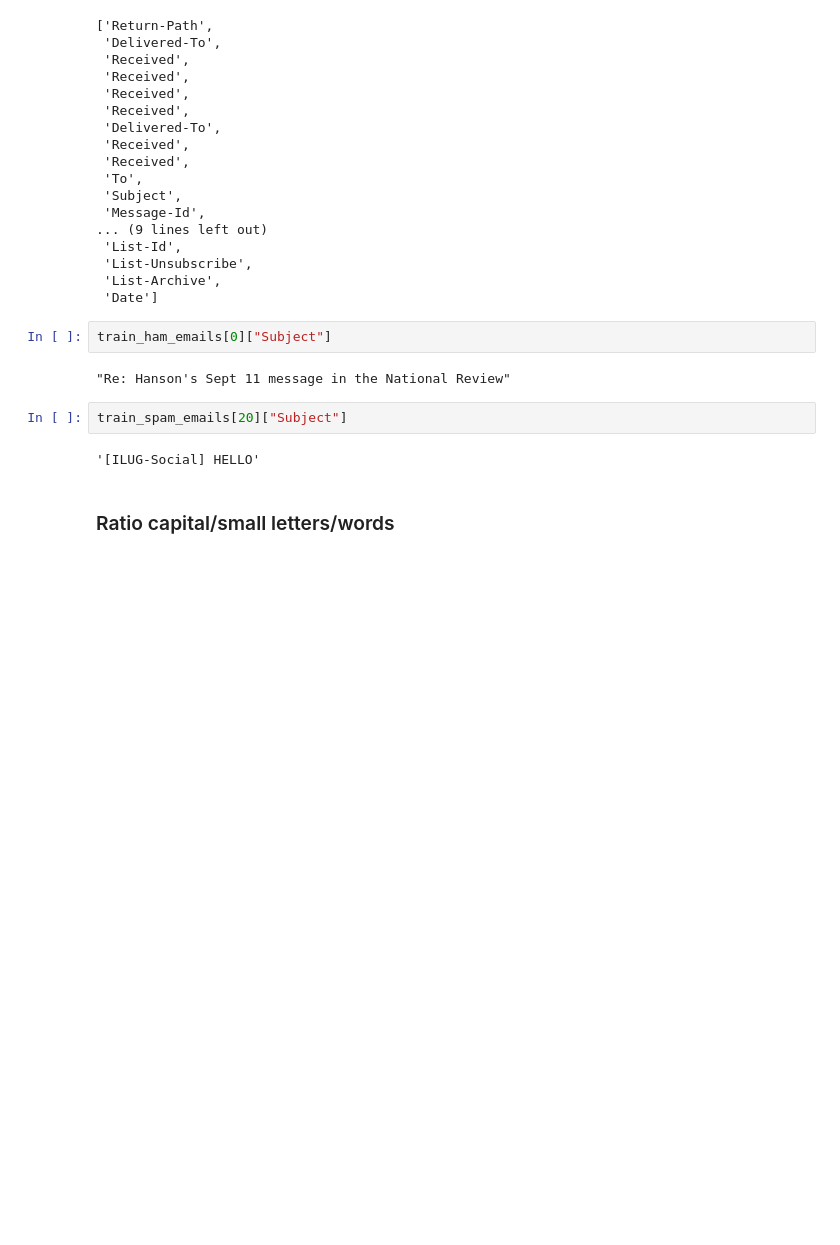
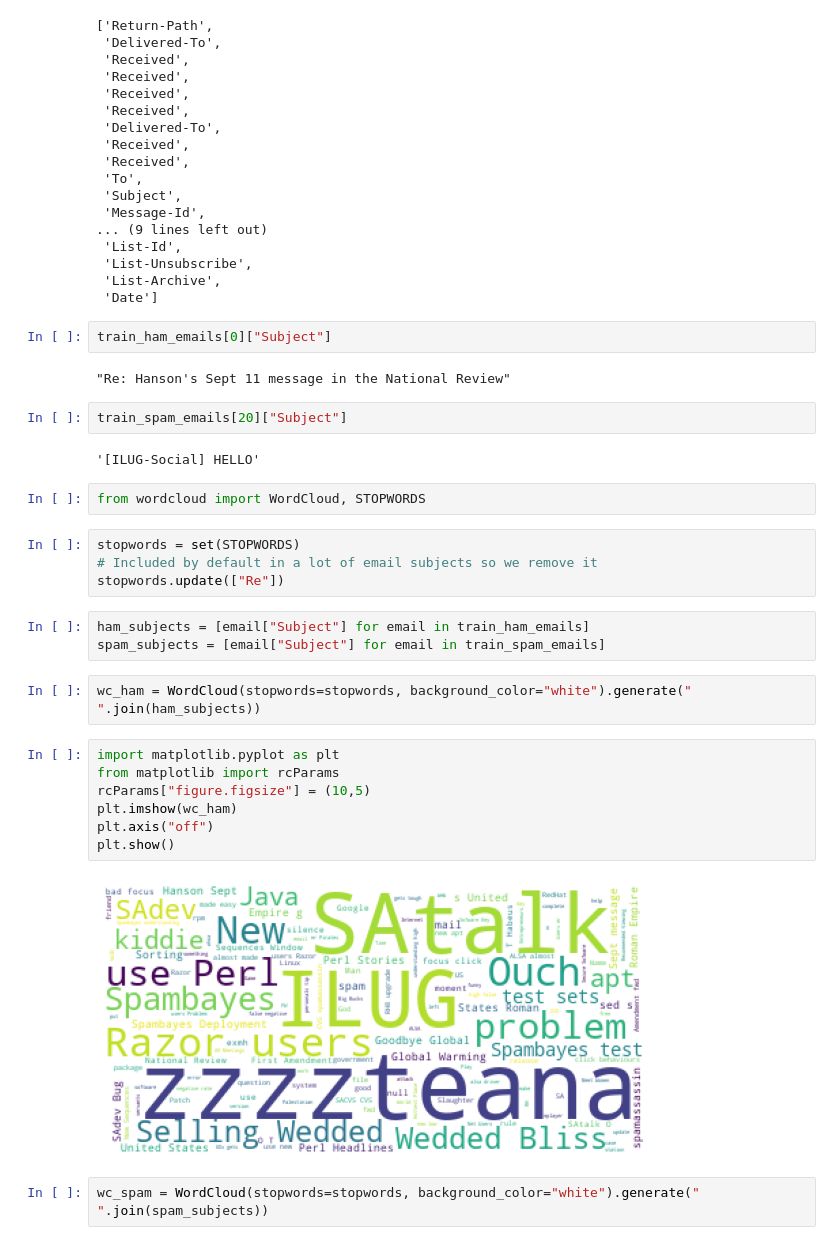
Before and after one commit to aesir321/spam-classifier, a Jupyter notebook: eda.ipynb, the cells around one changed output. Drawn from its saved outputs; the diff is of its cells as text; blank space fills up the shorter version.

Commit message:
Added wordcloud vis of email subjects

```diff
--- a/eda.ipynb
+++ b/eda.ipynb
@@ -184,5 +184,25 @@ train_ham_emails[0]["Subject"]
 train_spam_emails[20]["Subject"]
 # %% [output]
 '[ILUG-Social] HELLO'
-# %% [markdown]
-### Ratio capital/small letters/words
+# %%
+from wordcloud import WordCloud, STOPWORDS
+# %%
+stopwords = set(STOPWORDS)
+# Included by default in a lot of email subjects so we remove it
+stopwords.update(["Re"])
+# %%
+ham_subjects = [email["Subject"] for email in train_ham_emails]
+spam_subjects = [email["Subject"] for email in train_spam_emails]
+# %%
+wc_ham = WordCloud(stopwords=stopwords, background_color="white").generate(" ".join(ham_subjects))
+# %%
+import matplotlib.pyplot as plt
+from matplotlib import rcParams
+rcParams["figure.figsize"] = (10,5)
+plt.imshow(wc_ham)
+plt.axis("off")
+plt.show()
+# %% [output]
+[figure, added]
+# %%
+wc_spam = WordCloud(stopwords=stopwords, background_color="white").generate(" ".join(spam_subjects))
```
Also changed, not shown: parts of 4 cells of this notebook.
